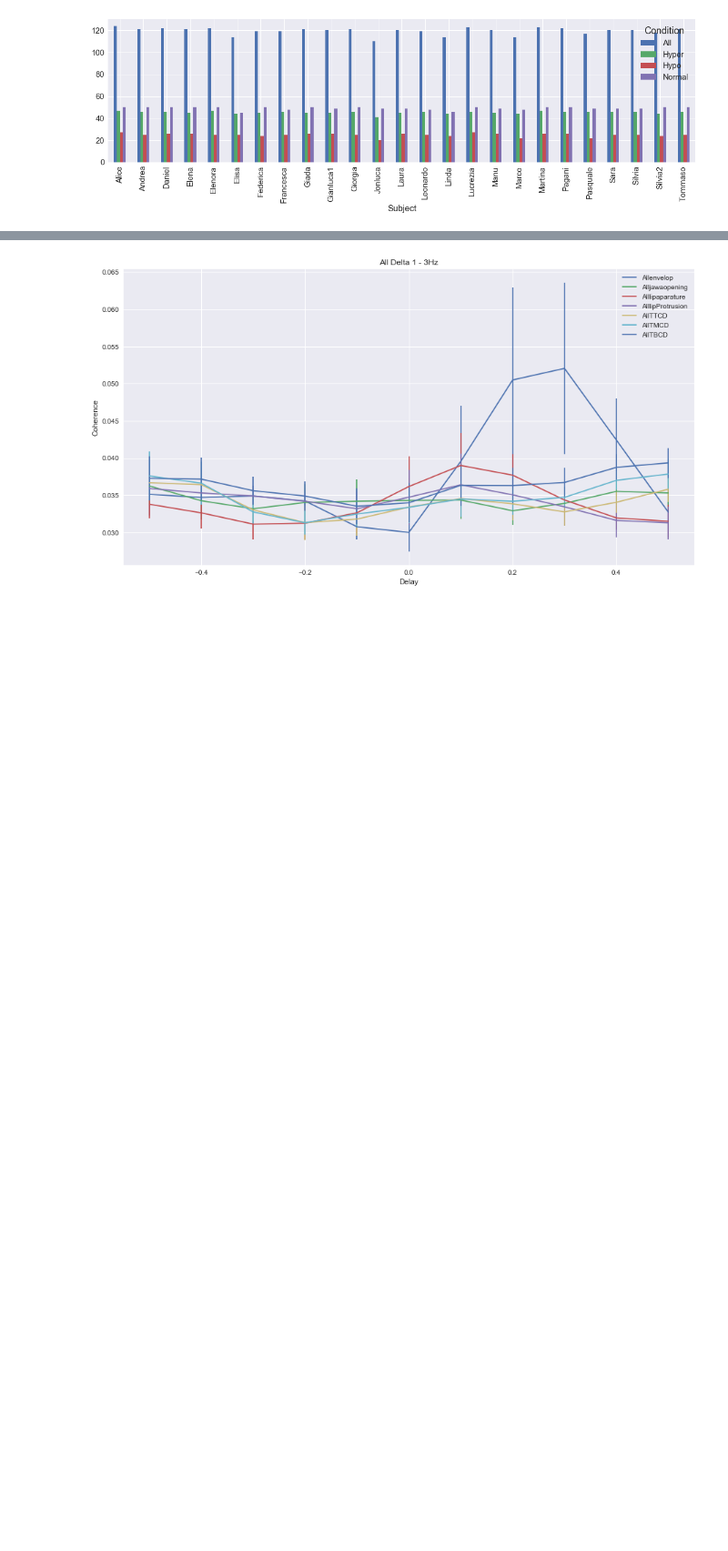
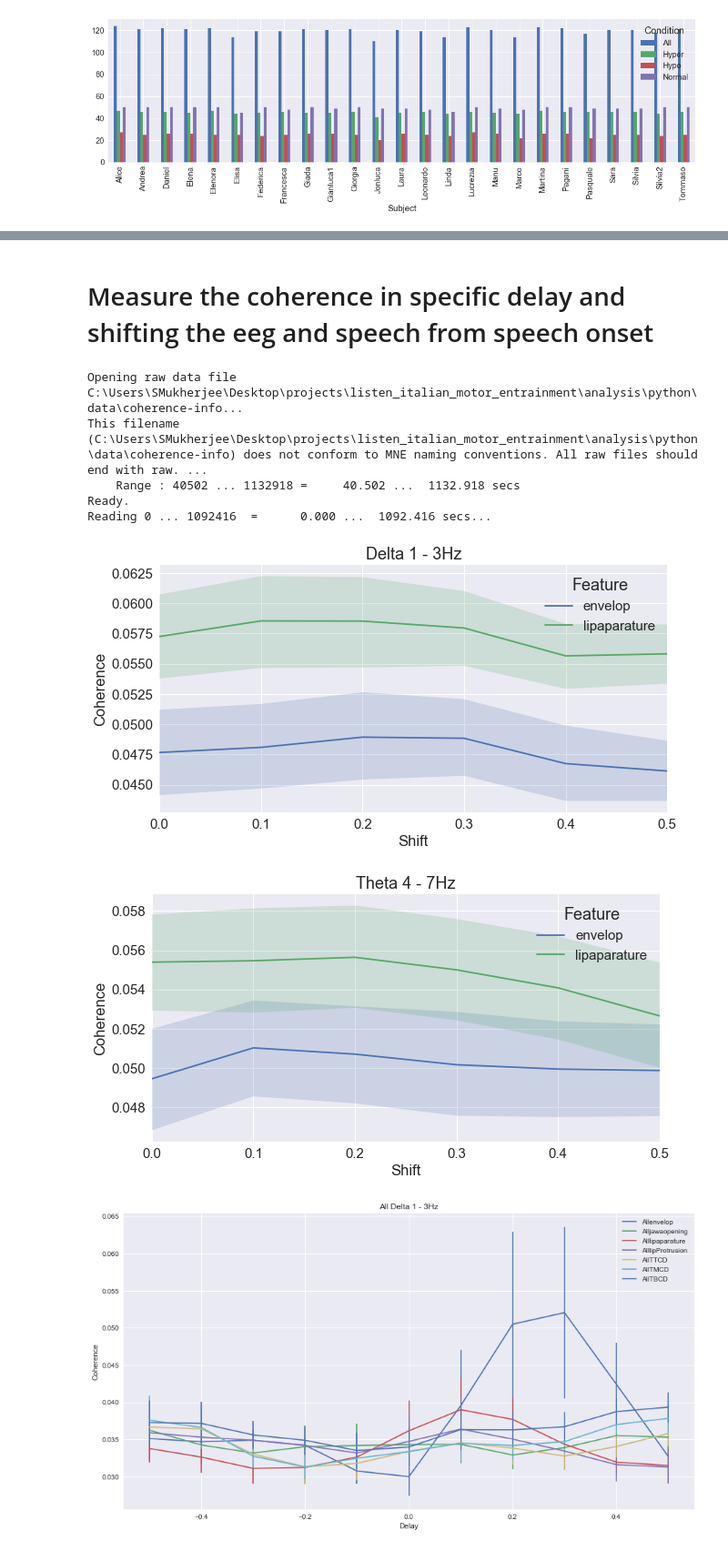
Before and after one commit to sankar-mukherjee/entrainment_python, a Jupyter notebook: coherence_investigate.ipynb, the cells around one changed output, grey strips where cells are left out. Shown: that part at 91% size. Cells and saved outputs as stored; diff of their text form; code cells hidden in the pictures; blank space fills up the shorter version.

```diff
--- a/coherence_investigate.ipynb
+++ b/coherence_investigate.ipynb
@@ -189,3 +190,72 @@ for f in freq_band:
+# %% [markdown]
+# Measure the coherence in specific delay and shifting the eeg and speech from speech onset
+# %%
+trial_len = 2
+remove_first = [0,0.1,0.2,0.3,0.4,0.5] #seconds
+delay = [0]
+
+freq_band = ['Delta 1 - 3Hz','Theta 4 - 7Hz']
+
+extra_channels = ['envelop','jawaopening','lipaparature','lipProtrusion','TTCD','TMCD','TBCD']
+extra_channels = ['envelop','lipaparature']
+
+condition = ['Hyper','Normal','Hypo','All']
+condition = ['Normal']
+
+save_path = data_path + '/data/coherence'
+info = mne.io.read_raw_fif((save_path+'-info'),preload=True)
+frame = []
+for rf in remove_first:
+    save_path = data_path + '/data/shift/coherence-trialLen-'+str(trial_len)+'-removedFirst-'+str(rf)+'s'
+    a=[]
+    for s in subject_name:
+        a.append(pd.read_pickle(save_path+'-'+s))
+
+    data = pd.concat((a),axis=0)
+    #data['Delay']=data['Delay']
+    data['Delay']=data['Delay'] - 0.5
+
+    data['Delay']=data['Delay'].round(decimals=1)
+    data.set_index(['Feature','Freq','Condition','Delay','Subject'], inplace=True)
+    data.sort_index(inplace=True)
+    a  = data['Data'].apply(lambda x: np.mean(x))
+    data['Coherence'] = pd.Series(a, index=data.index)
+
+    # plot coherence values according to time shift (remove_first)
+
+    AA = []
+    for f in freq_band:
+        a = data.loc[extra_channels,f,condition,delay,subject_name]['Coherence']
+        a = data.loc[extra_channels,f,condition]['Coherence']
+        a = pd.DataFrame(a.reset_index())
+        a['Shift'] = rf
+        AA.append(a)
+
+    data=pd.concat((AA),axis=0)
+    frame.append(data)
+
+data=pd.concat((frame),axis=0)
+data.set_index(['Feature','Freq','Condition','Delay','Subject'], inplace=True)
+data.sort_index(inplace=True)
+data.sample(10)
+
+for f in freq_band:
+    #a = data.loc[extra_channels,f,condition,delay,subject_name]['Coherence']
+    a = data.loc[extra_channels,f,condition,delay]
+    a = pd.DataFrame(a.reset_index())
+
+    fig, axes = plt.subplots(1, 1,figsize=(10,5))
+    # Plot the response with standard error
+    b=sns.tsplot(data=a, time="Shift", unit="Subject",condition="Feature", value="Coherence",ax=axes)
+    b=b.set_title(f)
+# %% [output]
+Opening raw data file C:\Users\SMukherjee\Desktop\projects\listen_italian_motor_entrainment\analysis\python\data\coherence-info...
+This filename (C:\Users\SMukherjee\Desktop\projects\listen_italian_motor_entrainment\analysis\python\data\coherence-info) does not conform to MNE naming conventions. All raw files should end with raw. ...
+    Range : 40502 ... 1132918 =     40.502 ...  1132.918 secs
+Ready.
+Reading 0 ... 1092416  =      0.000 ...  1092.416 secs...
+[figure, added]
+[figure, added]
 # %%
 freq_band = ('Delta 1 - 3Hz','Theta 4 - 7Hz','Alpha 8 - 12Hz','Beta 13 - 25Hz','Gamma 30 - 40Hz')
 freq_band = ['Delta 1 - 3Hz']
```
Also changed, not shown: parts of 5 cells of this notebook, 2 other files.
